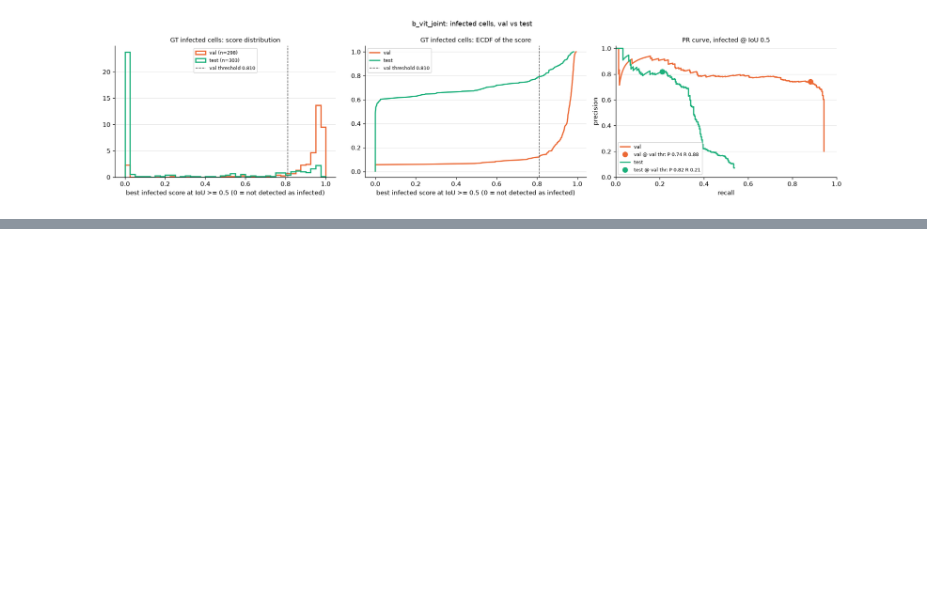
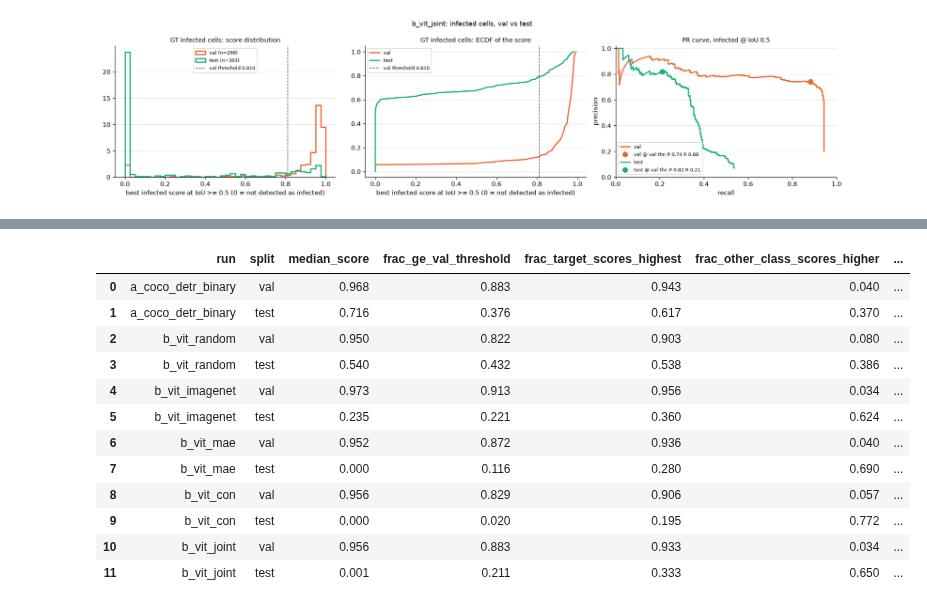
Before and after one commit to Daito6/malaria-ssl-detr, a Jupyter notebook: notebooks/04_detr_ssl.ipynb, the cells around one changed output, grey strips where cells are left out. Saved outputs shown, nothing was run; the diff lists cells and outputs as text; code cells hidden in the pictures; blank space fills up the shorter version.

```diff
--- a/notebooks/04_detr_ssl.ipynb
+++ b/notebooks/04_detr_ssl.ipynb
@@ -130,0 +140,19 @@ b_vit_joint
+# %%
+shift = pd.read_csv(T / 'phase4_shift.csv')
+OUT = {'frac_target_scores_highest': 'infected найвищий', 'frac_other_class_scores_higher': 'uninfected вищий',
+       'frac_no_detection_any_class': 'не локалізована'}
+shift[['run', 'split', 'median_score', 'frac_ge_val_threshold', *OUT]].round(3)
+# %% [output]
+|  | run | split | median_score | frac_ge_val_threshold | frac_target_scores_highest | frac_other_class_scores_higher | ... |
+| 0 | a_coco_detr_binary | val | 0.968 | 0.883 | 0.943 | 0.040 | ... |
+| 1 | a_coco_detr_binary | test | 0.716 | 0.376 | 0.617 | 0.370 | ... |
+| 2 | b_vit_random | val | 0.950 | 0.822 | 0.903 | 0.080 | ... |
+| 3 | b_vit_random | test | 0.540 | 0.432 | 0.538 | 0.386 | ... |
+| 4 | b_vit_imagenet | val | 0.973 | 0.913 | 0.956 | 0.034 | ... |
+| 5 | b_vit_imagenet | test | 0.235 | 0.221 | 0.360 | 0.624 | ... |
+| 6 | b_vit_mae | val | 0.952 | 0.872 | 0.936 | 0.040 | ... |
+| 7 | b_vit_mae | test | 0.000 | 0.116 | 0.280 | 0.690 | ... |
+| 8 | b_vit_con | val | 0.956 | 0.829 | 0.906 | 0.057 | ... |
+| 9 | b_vit_con | test | 0.000 | 0.020 | 0.195 | 0.772 | ... |
+| 10 | b_vit_joint | val | 0.956 | 0.883 | 0.933 | 0.034 | ... |
+| 11 | b_vit_joint | test | 0.001 | 0.211 | 0.333 | 0.650 | ... |
```
Also changed, not shown: parts of 9 cells of this notebook, 39 other files.
